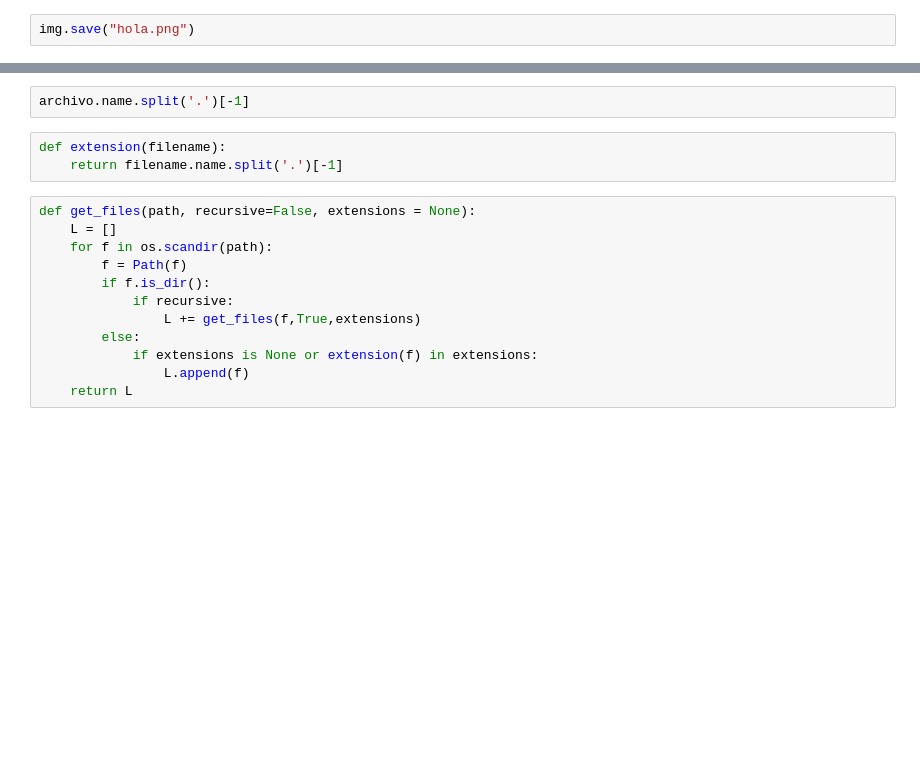
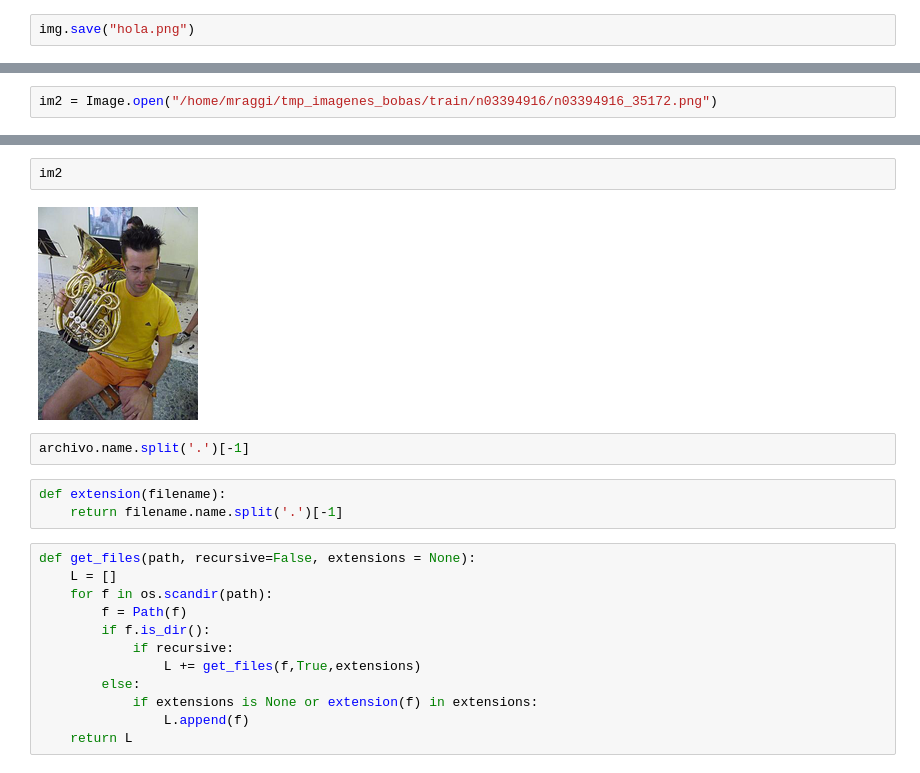
Before and after one commit to mraggi/ProgramacionParaMatematicos, a Jupyter notebook: 11.OS.ipynb, the cells around one changed output, grey strips where cells are left out. Drawn from its saved outputs; the diff is of its cells as text; blank space fills up the shorter version.

```diff
--- a/11.OS.ipynb
+++ b/11.OS.ipynb
@@ -228,0 +273,2 @@ img.save("hola.png")
+# %%
+im2 = Image.open("/home/mraggi/tmp_imagenes_bobas/train/n03394916/n03394916_35172.png")
@@ -229,3 +279,7 @@ img.save("hola.png")
+# %%
+im2
+# %% [output]
+[figure, added]
 # %%
 archivo.name.split('.')[-1]
 # %%
```
Also changed, not shown: parts of 56 cells of this notebook, 1 other file.
